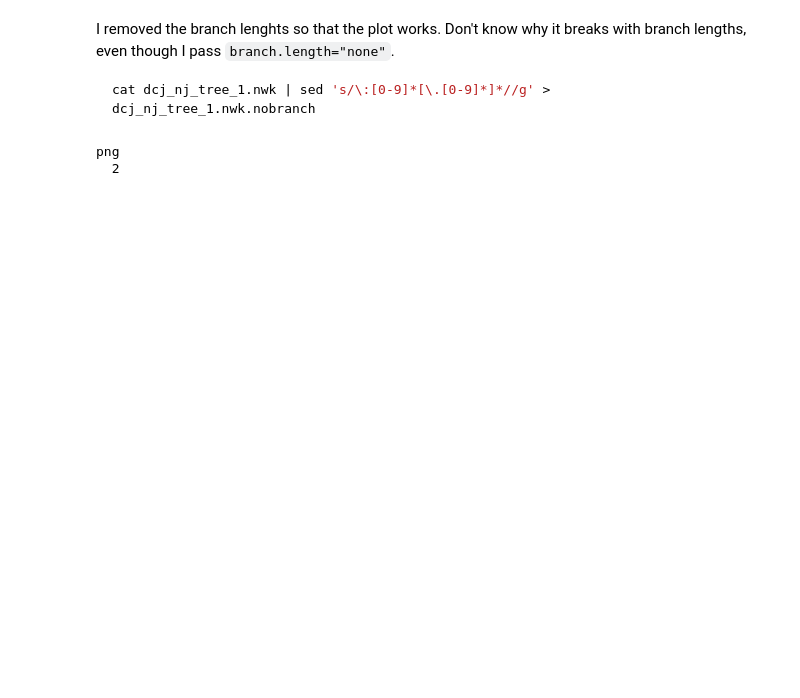
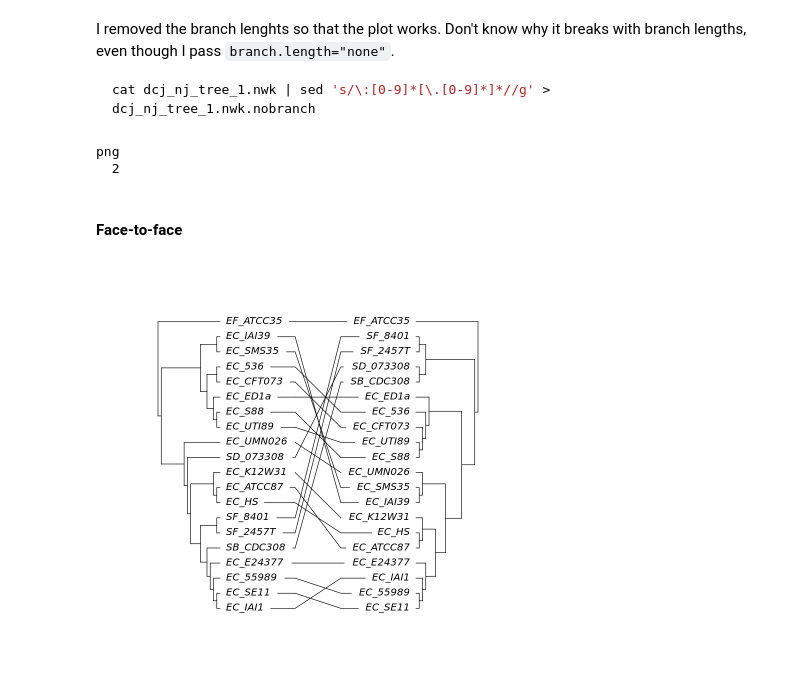
Before and after one commit to meidanis-lab/rank-indel, a Jupyter notebook: 70-tree/analysis.ipynb, the cells around one changed output. Cells and saved outputs as stored; diff of their text form; code cells hidden in the pictures; blank space fills up the shorter version.

Commit message:
major revamp: added cophylo plot, normalized RF, new display for metrics, and removed other rank dists other than rankc

```diff
--- a/70-tree/analysis.ipynb
+++ b/70-tree/analysis.ipynb
@@ -32,5 +46,5 @@ The following objects are masked from ‘package:base’:
 # %%
-ref_tree <- read.tree("../config/esche_shige.tree")
-rankc_tree <- read.tree("rankc_nj_tree_1.nwk")
-#rankindl_tree <- read.tree("rankindl_nj_tree_1.nwk")
-#dcj_tree <- read.tree("dcj_nj_tree_1.nwk")
+## adjust paths accordingly
+ref_tree <- read.tree("../config/esche_shige_short.tree")
+rankc_tree <- read.tree("../rankc_nj_tree_1_renamed.nwk")
+dcj_tree <- read.tree("../dcj_nj_tree_1_unimog.nwk")
@@ -253,3 +160,15 @@ dev.off()
 # %% [output]
 png
   2
+# %% [markdown]
+#### Face-to-face
+# %%
+plot_cophylo <- function(tree1, tree2) {
+    cophyloplot(ladderize(tree1), ladderize(tree2),
+                assoc = matrix(rep(tree2$tip.label, 2), ncol = 2),
+                length.line = 11, space = 60, gap = 3);
+}
+# %%
+plot_cophylo(ref_tree, rankc_tree)
+# %% [output]
+[figure, added]
```
Also changed, not shown: parts of 28 cells of this notebook.
